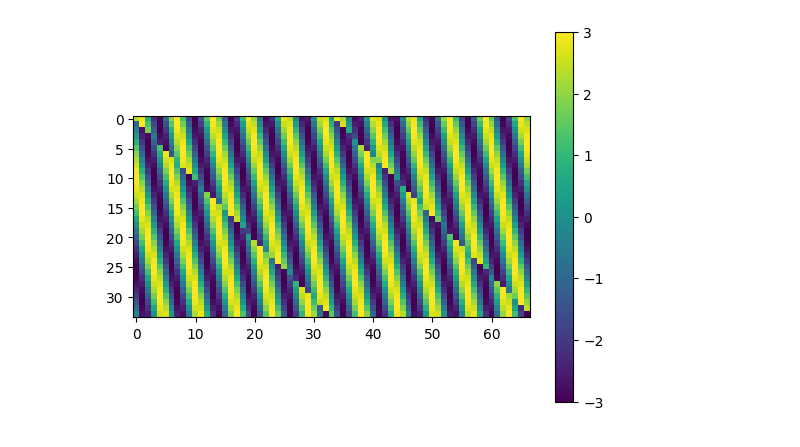
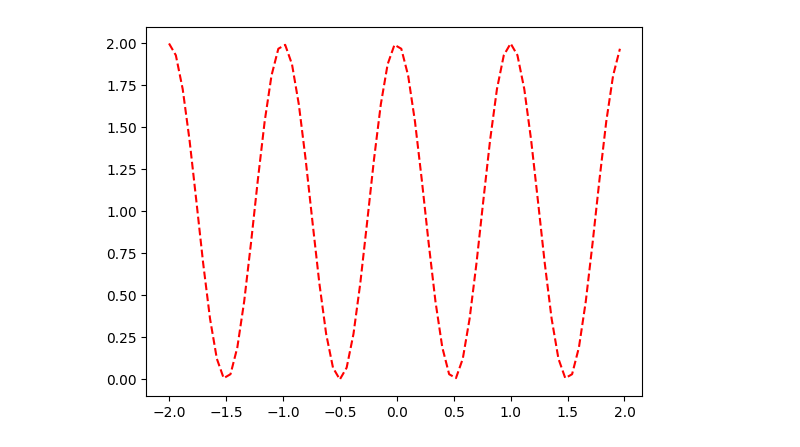
Before and after one commit to nidduzzi/SpectralSVR, a Jupyter notebook: notebooks/multidim_basis.ipynb, the cells around one changed output. Cells and saved outputs as stored; diff of their text form; code cells hidden in the pictures.

```diff
--- a/notebooks/multidim_basis.ipynb
+++ b/notebooks/multidim_basis.ipynb
@@ -316,7 +5,0 @@ tensor(0.0097)
-# %%
-f_reconstruction = (f_coeffs[0] * basis).sum((1,2)).reshape(f_shape) / torch.Tensor(modes).prod()
-plt.imshow(f_reconstruction.real)
-plt.colorbar()
-plt.show()
-# %% [output]
-[figure, removed]
@@ -322,0 +153,37 @@ plt.show()
+# %%
+step = 0.06
+px = 4.0
+py = 2.0
+periods = [px, py]
+x = torch.arange(-px / 2, px / 2, step)
+y = torch.arange(-py / 2, py / 2, step)
+pp = torch.meshgrid([x, y], indexing="xy")
+# points = torch.vstack([p.flatten() for p in pp]).T
+points = torch.concat([p.flatten().unsqueeze(-1) for p in pp], 1)
+pp_shape = pp[0].shape
+# function 1
+freq = 2.7
+f1 = 3 * torch.sin(2 * torch.pi * freq * (pp[1] * 0.4 * pp[0]))
+# freq = 4
+# f1 += torch.sin(2 * torch.pi * freq * yy)
+# freq = 7
+# f1 += 0.5 * torch.sin(2 * torch.pi * freq * xx*yy)
+
+# function 2
+freq = 1.0
+f2 = 2 * torch.sin(2 * torch.pi * freq * pp[0])
+# freq = 5
+# f2 += torch.sin(2 * torch.pi * freq * yy)
+# freq = 10
+# f2 += 0.3 * torch.sin(2 * torch.pi * freq * xx*yy)
+
+# f = f1.unsqueeze(0)
+f = torch.stack((f1, f2))
+f = f * (1 + 0j)  # cast to complex
+f_shape = list(f[0].shape)
+# %%
+basis_a = FourierBasis.fn(x.unsqueeze(-1), 2).sum(1)
+plt.plot(x, basis_a.real, color="r", linestyle="dashed")
+plt.show()
+# %% [output]
+[figure, added]
```
Also changed, not shown: parts of 37 cells of this notebook, 1 other file.
